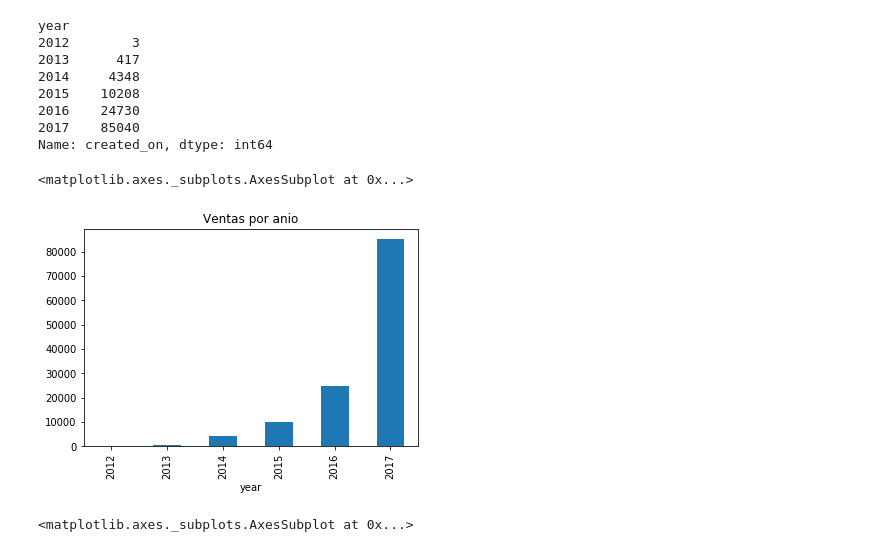
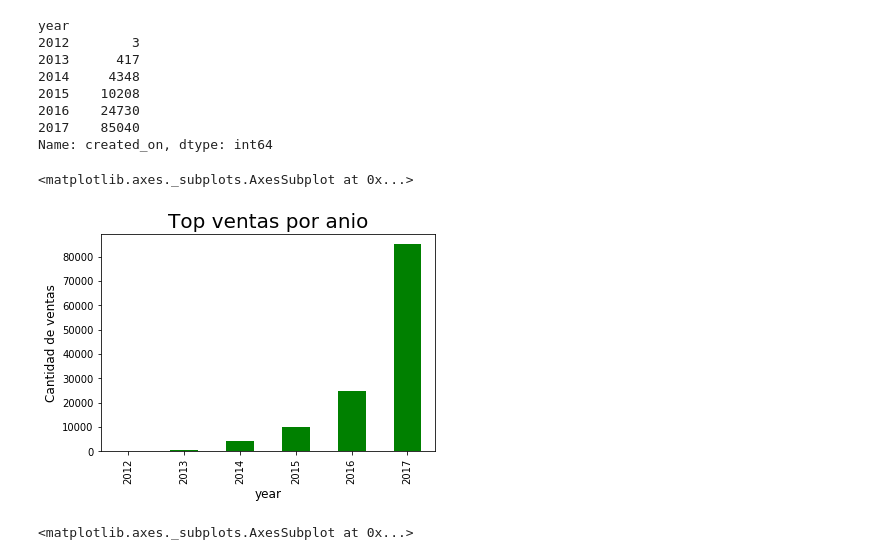
Before and after one commit to DanielMankowski/Data-Scients, a Jupyter notebook: TP 1.ipynb, the cells around one changed output. Saved outputs shown, nothing was run; the diff lists cells and outputs as text; code cells hidden in the pictures.

```diff
--- a/TP 1.ipynb
+++ b/TP 1.ipynb
@@ -199,12 +227,13 @@ year
 2016    24730
 2017    85040
 Name: created_on, dtype: int64
-# %%
-%matplotlib inline
-ventas_por_anio.plot('bar', title = 'Ventas por anio')
-# %% [output]
-<matplotlib.axes._subplots.AxesSubplot at 0x...>
-[figure, removed]
+# %%
+plt.title('Top ventas por anio', fontsize=20)
+plt.ylabel('Cantidad de ventas', fontsize=12)
+ventas_por_anio.plot('bar', color = 'green')
+# %% [output]
+<matplotlib.axes._subplots.AxesSubplot at 0x...>
+[figure, added]
 # %%
 ventas_por_mes = prop_caba_gba.groupby(['year', 'month']).count()['created_on']
 # %%
```
Also changed, not shown: parts of 27 cells of this notebook.
